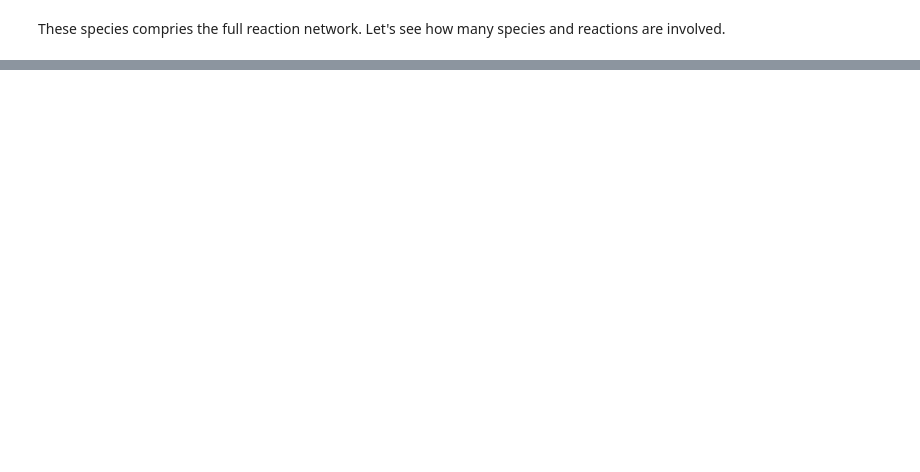
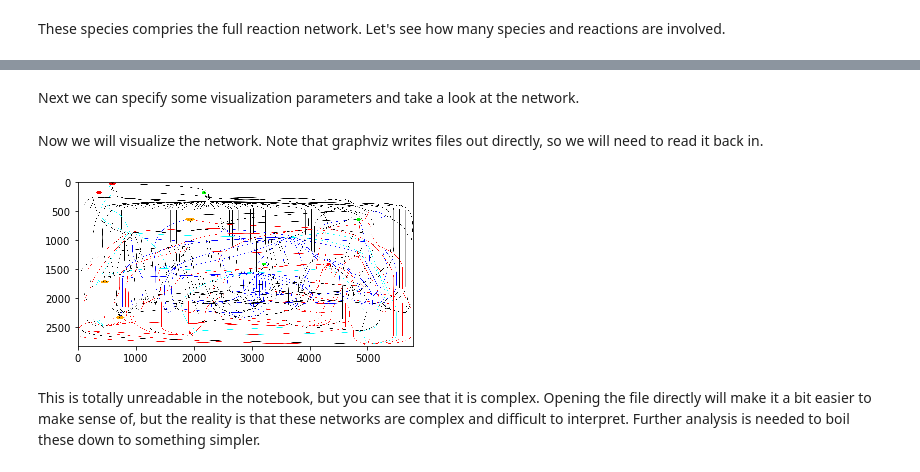
Before and after one commit to medford-group/rxn, a Jupyter notebook: workflows/rxn_network_visualization.ipynb, the cells around one changed output, grey strips where cells are left out. Cells and saved outputs as stored; diff of their text form; code cells hidden in the pictures; blank space fills up the shorter version.

Commit message:
added 2D graph visualization example

```diff
--- a/workflows/rxn_network_visualization.ipynb
+++ b/workflows/rxn_network_visualization.ipynb
@@ -68,6 +75,4 @@ Note that this takes a bit of time sense it needs to recurse through several lay
 for i, sp in enumerate(species):
     print('species[{}] = {}'.format(i,sp))
     json = sp.to_dict()
-    time.sleep(1)
-    imolecule.draw(json,format='json')
 # %% [output]
@@ -120,0 +157,47 @@ There isn't much we can learn from this, but it's a safe bet that the central po
+# %% [markdown]
+Next we can specify some visualization parameters and take a look at the network.
+# %%
+#identify global products/reactants and key intermediates
+for sp in species:
+    if sp in global_reactants:
+        all_rxns.node[str(sp)]['molecule_type'] = 'global_reactant'
+    if sp in key_intermediates:
+        all_rxns.node[str(sp)]['molecule_type'] = 'key_intermediate'
+    if sp in global_products:
+        all_rxns.node[str(sp)]['molecule_type'] = 'global_product'
+
+#make global products/reactants and key intermediates filled
+glob_reac_dict = {'color':'green','style':'filled','fillcolor':'green'}
+key_int_dict = {'color':'orange','style':'filled','fillcolor':'orange'}
+glob_prod_dict={'color':'red','style':'filled', 'fillcolor':'red'}
+
+#set the format for these molecule_type's
+all_rxns.graphviz_format['global_reactant'] = glob_reac_dict
+all_rxns.graphviz_format['global_product'] = glob_prod_dict
+all_rxns.graphviz_format['key_intermediate'] = key_int_dict
+
+#make N-N scissions red
+all_rxns.graphviz_format['N-N_scission'] = {'color':'red'}
+
+#make N-O coupling/scissions blue/cyan
+all_rxns.graphviz_format['N-O_coupling'] = {'color':'blue'}
+all_rxns.graphviz_format['N-O_scission'] = {'color':'cyan'}
+
+#apply formatting to graph and convert to graphviz string
+all_rxns.format_graphviz()
+agraph = all_rxns.to_agraph()
+# %% [markdown]
+Now we will visualize the network. Note that graphviz writes files out directly, so we will need to read it back in.
+# %%
+import pygraphviz as pgv
+import matplotlib.pylab as plt
+import matplotlib.image as mpimg
+G = pgv.AGraph(agraph)
+G.draw('N-O-H_network.png',prog='dot')
+img = mpimg.imread('N-O-H_network.png')
+plt.imshow(img)
+plt.show()
+# %% [output]
+[figure, added]
+# %% [markdown]
+This is totally unreadable in the notebook, but you can see that it is complex. Opening the file directly will make it a bit easier to make sense of, but the reality is that these networks are complex and difficult to interpret. Further analysis is needed to boil these down to something simpler.
```
Also changed, not shown: parts of 14 cells of this notebook, 3 other files.
